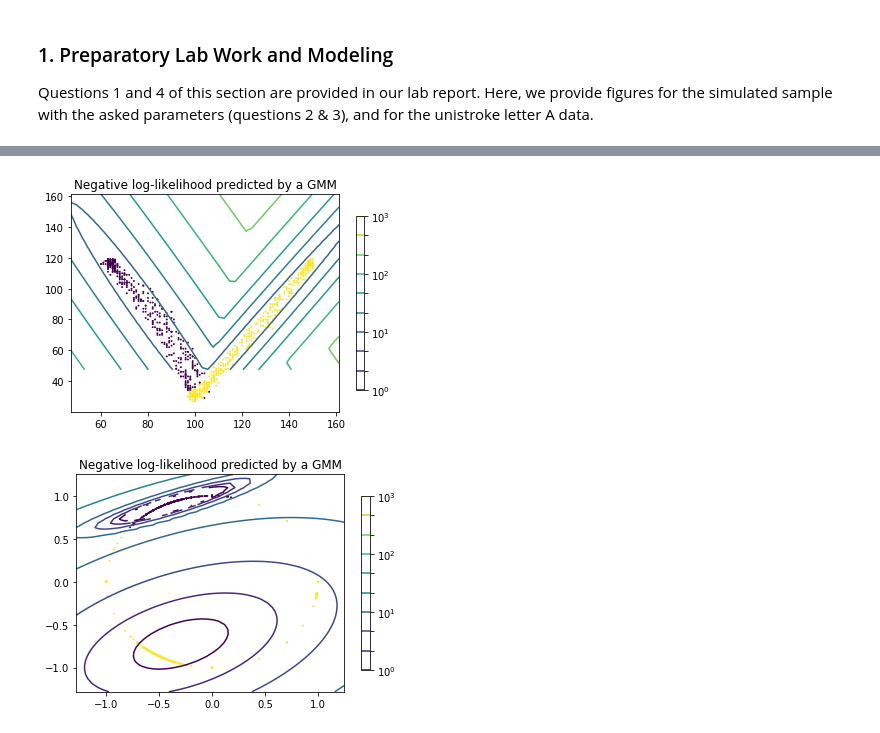
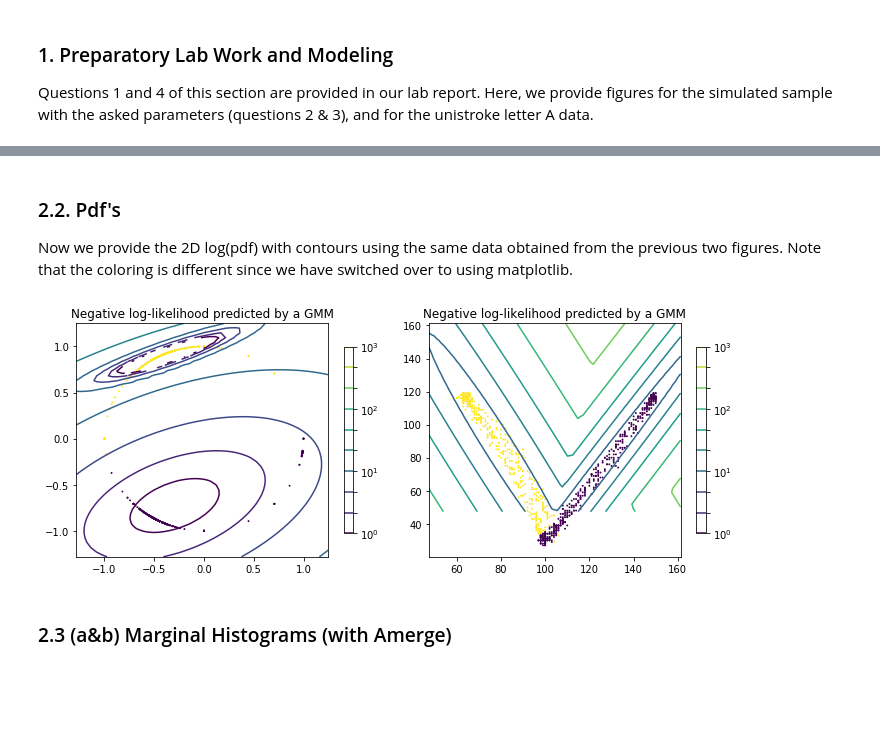
Before and after one commit to juli31/ProbabilisticDataMining, a Jupyter notebook: lab1/notebook.ipynb, the cells around one changed output, grey strips where cells are left out. Cells and saved outputs as stored; diff of their text form; code cells hidden in the pictures; blank space fills up the shorter version.

```diff
--- a/lab1/notebook.ipynb
+++ b/lab1/notebook.ipynb
@@ -86,6 +89,29 @@ Mean of class 1 = [-0.3, -0.72], (co)-variance of class 1 = [[0.04, 0.01], [0.01
-# %%
-util.plot_pdf(Amerge_GMM.fit(A), A, Amerge_GMM.fit_predict(A))
-util.plot_pdf(Amerge_GMM.fit(Amerge), Amerge, Amerge_GMM.fit_predict(Amerge))
-# %% [output]
-[figure, removed]
-[figure, removed]
+# %% [markdown]
+### 2.2. Pdf's
+Now we provide the 2D log(pdf) with contours using the same data obtained from the previous two figures. Note that the coloring is different since we have switched over to using matplotlib.
+# %%
+plt.figure(figsize=(10,4))
+plt.subplot(1, 2, 1)
+x1,y1,z1 = util.two_dim_contour(GMM.fit(Amerge), Amerge)
+CS = plt.contour(x1, y1, z1, norm=LogNorm(vmin=1.0, vmax=1000.0),
+                levels=np.logspace(0, 3, 10))
+CB = plt.colorbar(CS, shrink=0.8, extend='both')
+plt.scatter(Amerge[:, 0], Amerge[:, 1],.8, c=AmergeGMM.fit_predict(Amerge))
+plt.title('Negative log-likelihood predicted by a GMM')
+plt.axis('tight')
+
+plt.subplot(1, 2, 2)
+x2,y2,z2 = util.two_dim_contour(GMM.fit(A), A)
+CS = plt.contour(x2, y2, z2, norm=LogNorm(vmin=1.0, vmax=1000.0),
+                levels=np.logspace(0, 3, 10))
+CB = plt.colorbar(CS, shrink=0.8, extend='both')
+plt.scatter(A[:, 0], A[:, 1],.8, c=AGMM.fit_predict(A))
+plt.title('Negative log-likelihood predicted by a GMM')
+plt.axis('tight')
+plt.tight_layout()
+
+plt.show()
+# %% [output]
+[figure, added]
+# %% [markdown]
+### 2.3 (a&b) Marginal Histograms (with Amerge)
```
Also changed, not shown: parts of 9 cells of this notebook, 2 other files.
